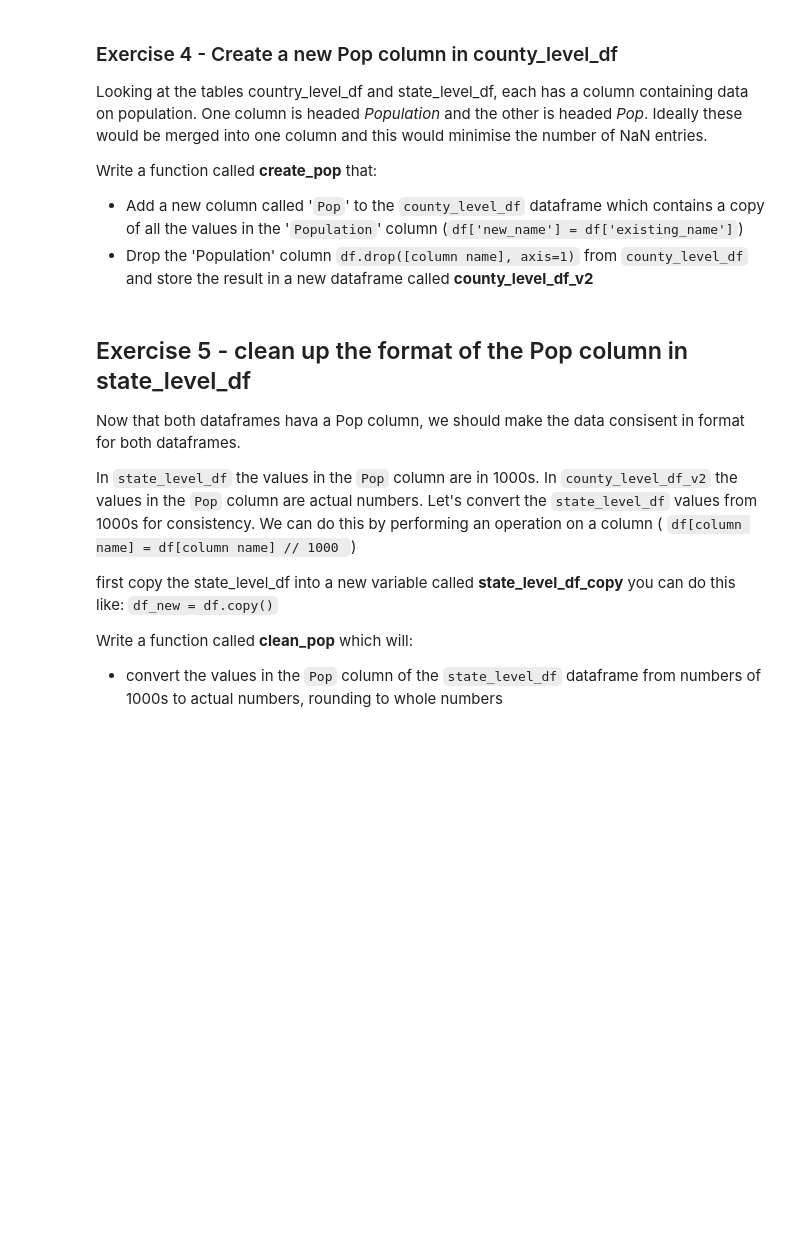
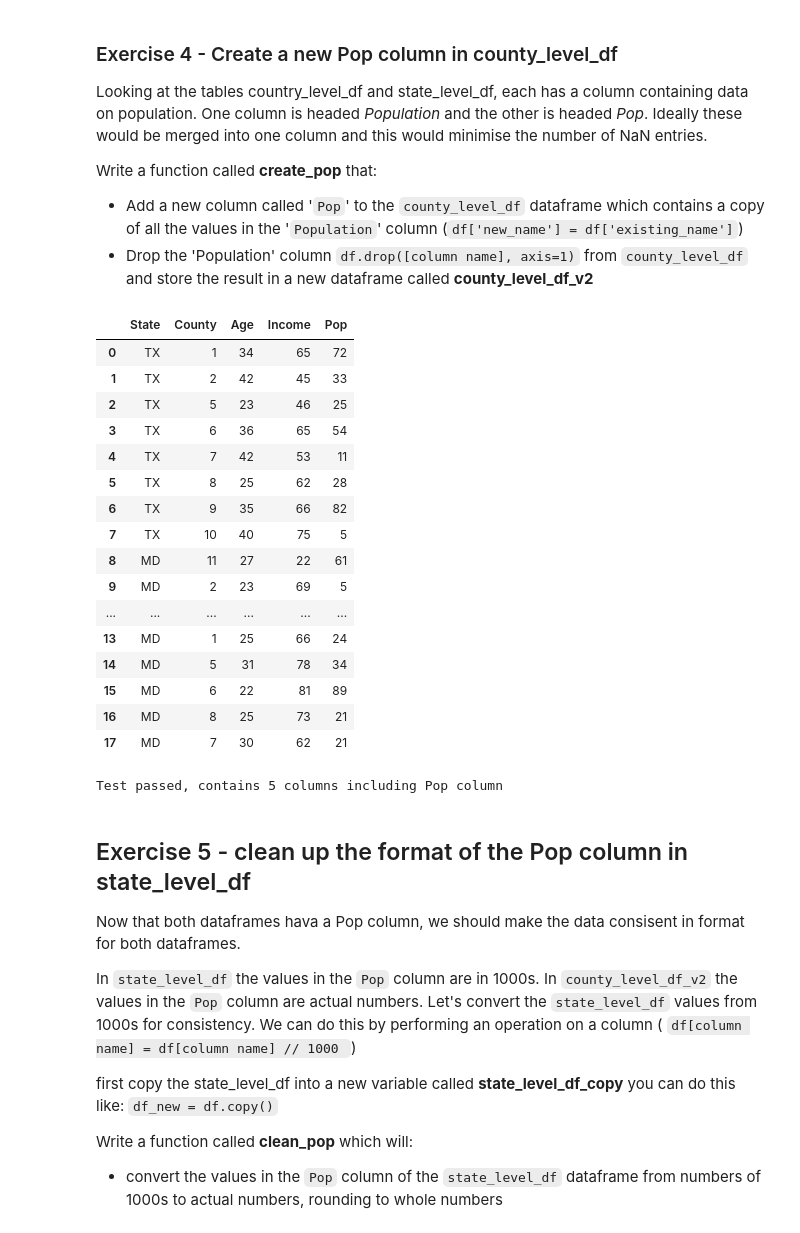
Before and after one commit to nacarvalentina/python-fundamentals, a Jupyter notebook: VN_4_Wrangle_the_data.ipynb, the cells around one changed output. Drawn from its saved outputs; the diff is of its cells as text; code cells hidden in the pictures; blank space fills up the shorter version.

```diff
--- a/VN_4_Wrangle_the_data.ipynb
+++ b/VN_4_Wrangle_the_data.ipynb
@@ -111,13 +111,15 @@ Write a function called **combine_whole** which:
 
 Uses `pd.concat([list of dataframes])` to combine the two dataframes into a new dataframe called **income_df**, filling missing values with null values.
 # %%
-county_level_df =
-state_level_df =
+import pandas as pd
+url="https://github.com/futureCodersSE/working-with-data/blob/main/Data%20sets/Income-Data.xlsx?raw=true"
+county_level_df = pd.read_excel(url, sheet_name="county-level")
+state_level_df =pd.read_excel(url, sheet_name="state-level")
 
 def combine_whole():
   # add code to combine the 2 dataframes, filling missing values with NA
-
-
+  income_df=pd.concat([county_level_df,state_level_df])
+  return income_df
 
 # create new dataframe from your function above
 income_df = combine_whole()
@@ -207,18 +216,41 @@ Write a function called **create_pop** that:
 # %%
 def create_pop():
   # add code below to join the income_new dataframe with the income_df dataframe ignoring the index
-
+  #Add a new column called 'Pop' to the county_level_df dataframe which contains a copy of all the values in the 'Population' column
+  county_level_df['Pop'] = county_level_df['Population']
+  #Drop the 'Population' column df.drop([column name], axis=1) from county_level_df and store the result in a new dataframe
+  county_level_df_v2=county_level_df.drop(['Population'],axis=1)
+  return county_level_df_v2
 
 # save returned dataframe in a variable
 county_level_df_v2 = create_pop()
-
+#display (county_level_df_v2)
 # This will run and test your code to see if new dataframe contains pop column and dropped population column
 if 'Pop' in county_level_df_v2.columns and len(county_level_df_v2.columns) == 5:
   print("Test passed, contains 5 columns including Pop column")
 elif 'Pop' in county_level_df_v2.columns and len(county_level_df_v2.columns) != 5:
   print("Test not passed, expected 5 columns, instead got", len(county_level_df_v2.columns))
 else:
   print("Test not passed, column Pop not present")
+# %% [output]
+|  | State | County | Age | Income | Pop |
+| 0 | TX | 1 | 34 | 65 | 72 |
+| 1 | TX | 2 | 42 | 45 | 33 |
+| 2 | TX | 5 | 23 | 46 | 25 |
+| 3 | TX | 6 | 36 | 65 | 54 |
+| 4 | TX | 7 | 42 | 53 | 11 |
+| 5 | TX | 8 | 25 | 62 | 28 |
+| 6 | TX | 9 | 35 | 66 | 82 |
+| 7 | TX | 10 | 40 | 75 | 5 |
+| 8 | MD | 11 | 27 | 22 | 61 |
+| 9 | MD | 2 | 23 | 69 | 5 |
+| ... | ... | ... | ... | ... | ... |
+| 13 | MD | 1 | 25 | 66 | 24 |
+| 14 | MD | 5 | 31 | 78 | 34 |
+| 15 | MD | 6 | 22 | 81 | 89 |
+| 16 | MD | 8 | 25 | 73 | 21 |
+| 17 | MD | 7 | 30 | 62 | 21 |
+Test passed, contains 5 columns including Pop column
 # %% [markdown]
 ## Exercise 5 - clean up the format of the Pop column in state_level_df
 
```
Also changed, not shown: parts of 6 cells of this notebook.
